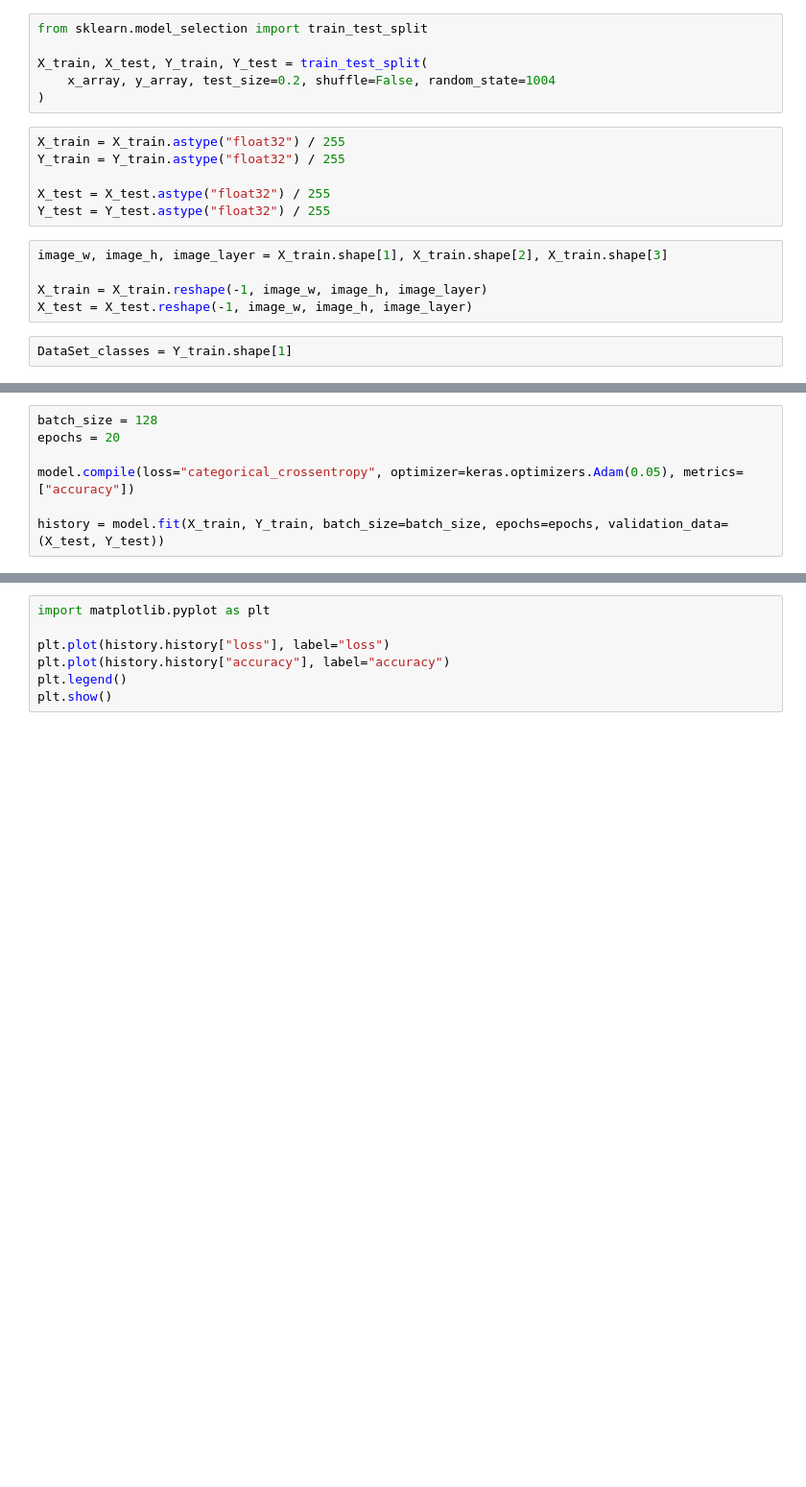
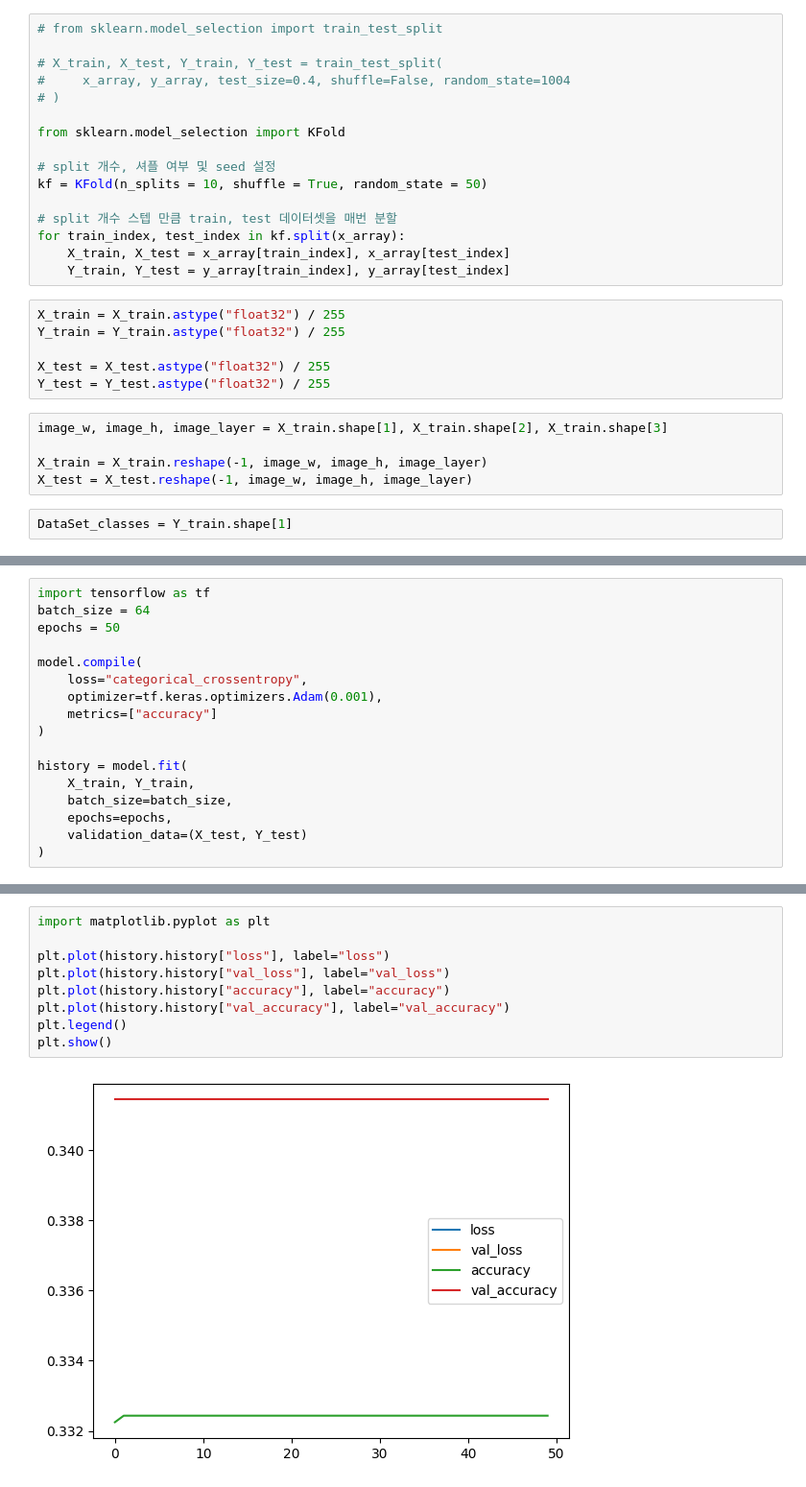
Before and after one commit to Mireu-Lab/Korean-handwriting-recognition-program, a Jupyter notebook: model_src/classification_model/VGG16.ipynb, the cells around one changed output, grey strips where cells are left out. Shown at 96% size. Drawn from its saved outputs; the diff is of its cells as text; blank space fills up the shorter version.

```diff
--- a/model_src/classification_model/VGG16.ipynb
+++ b/model_src/classification_model/VGG16.ipynb
@@ -37,9 +41,19 @@ print(x_array.shape, y_array.shape)
-# %%
-from sklearn.model_selection import train_test_split
-
-X_train, X_test, Y_train, Y_test = train_test_split(
-    x_array, y_array, test_size=0.2, shuffle=False, random_state=1004
-)
+# %%
+# from sklearn.model_selection import train_test_split
+
+# X_train, X_test, Y_train, Y_test = train_test_split(
+#     x_array, y_array, test_size=0.4, shuffle=False, random_state=1004
+# )
+
+from sklearn.model_selection import KFold
+
+# split 개수, 셔플 여부 및 seed 설정
+kf = KFold(n_splits = 10, shuffle = True, random_state = 50)
+
+# split 개수 스텝 만큼 train, test 데이터셋을 매번 분할
+for train_index, test_index in kf.split(x_array):
+    X_train, X_test = x_array[train_index], x_array[test_index]
+    Y_train, Y_test = y_array[train_index], y_array[test_index]
 # %%
 X_train = X_train.astype("float32") / 255
 Y_train = Y_train.astype("float32") / 255
@@ -86,7 +130,17 @@ model.summary()
 # %%
-batch_size = 128
-epochs = 20
+import tensorflow as tf
+batch_size = 64
+epochs = 50
 
-model.compile(loss="categorical_crossentropy", optimizer=keras.optimizers.Adam(0.05), metrics=["accuracy"])
+model.compile(
+    loss="categorical_crossentropy",
+    optimizer=tf.keras.optimizers.Adam(0.001),
+    metrics=["accuracy"]
+)
 
-history = model.fit(X_train, Y_train, batch_size=batch_size, epochs=epochs, validation_data=(X_test, Y_test))
+history = model.fit(
+    X_train, Y_train,
+    batch_size=batch_size,
+    epochs=epochs,
+    validation_data=(X_test, Y_test)
+)
@@ -93,7 +174,11 @@ history = model.fit(X_train, Y_train, batch_size=batch_size, epochs=epochs, vali
 # %%
 import matplotlib.pyplot as plt
 
 plt.plot(history.history["loss"], label="loss")
+plt.plot(history.history["val_loss"], label="val_loss")
 plt.plot(history.history["accuracy"], label="accuracy")
+plt.plot(history.history["val_accuracy"], label="val_accuracy")
 plt.legend()
 plt.show()
+# %% [output]
+[figure, added]
```
Also changed, not shown: parts of 10 cells of this notebook, 5 other files.
